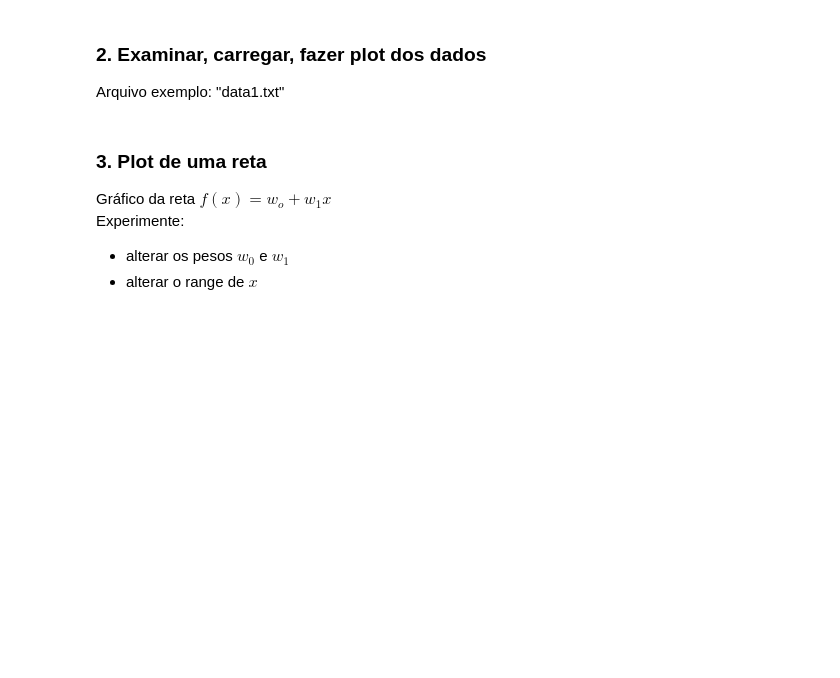
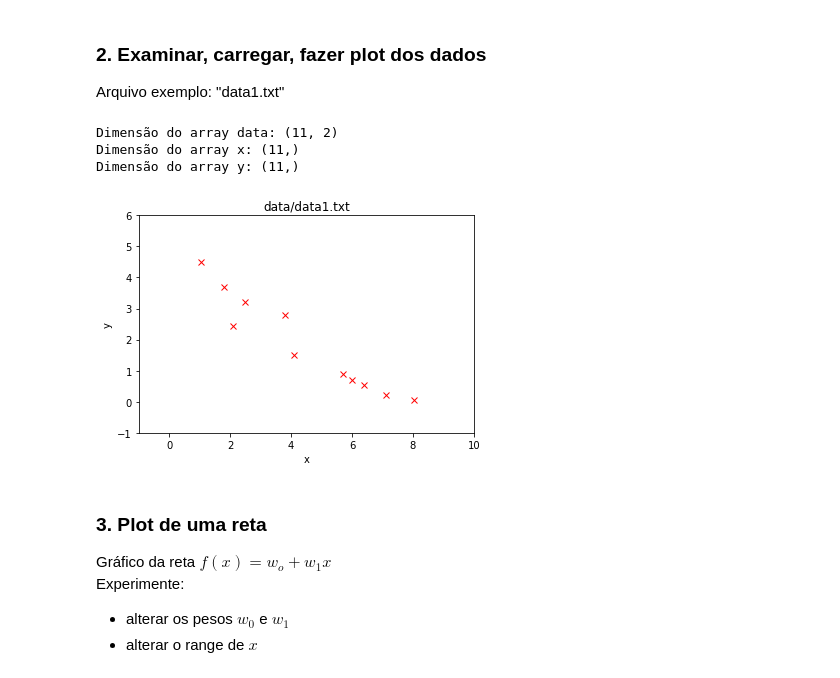
Before and after one commit to vitormeriat/meriat-ml-notes, a Jupyter notebook: 01-concepts/IAG-USP/practice_basics.ipynb, the cells around one changed output. Drawn from its saved outputs; the diff is of its cells as text; code cells hidden in the pictures; blank space fills up the shorter version.

```diff
--- a/01-concepts/IAG-USP/practice_basics.ipynb
+++ b/01-concepts/IAG-USP/practice_basics.ipynb
@@ -30,24 +27,29 @@ Arquivo exemplo: "data1.txt"
 # %%
-fname = '../data/data1.txt'
+fname = 'data/data1.txt'
 data = np.loadtxt(fname, delimiter = ',')
 
 N = data.shape[0]  # número de linhas; portanto número de exemplos
 x = data[:, 0]  # coluna 0 é o x
 y = data[:, 1]  # coluna 1 é o y
 
 # Examinar a dimensão dos arrays
 print('Dimensão do array data:', data.shape)
 print('Dimensão do array x:', x.shape)
 print('Dimensão do array y:', x.shape)
 
 # plotar o dados
 plt.plot(x, y, 'rx')
 plt.xlim(-1, 10)
 plt.ylim(-1, 6)
 plt.title(fname)
 plt.xlabel('x')
 plt.ylabel('y')
 plt.show()
+# %% [output]
+Dimensão do array data: (11, 2)
+Dimensão do array x: (11,)
+Dimensão do array y: (11,)
+[figure, added]
 # %% [markdown]
 ### 3. Plot de uma reta
 
```
Also changed, not shown: parts of 5 cells of this notebook, 1 other file.
